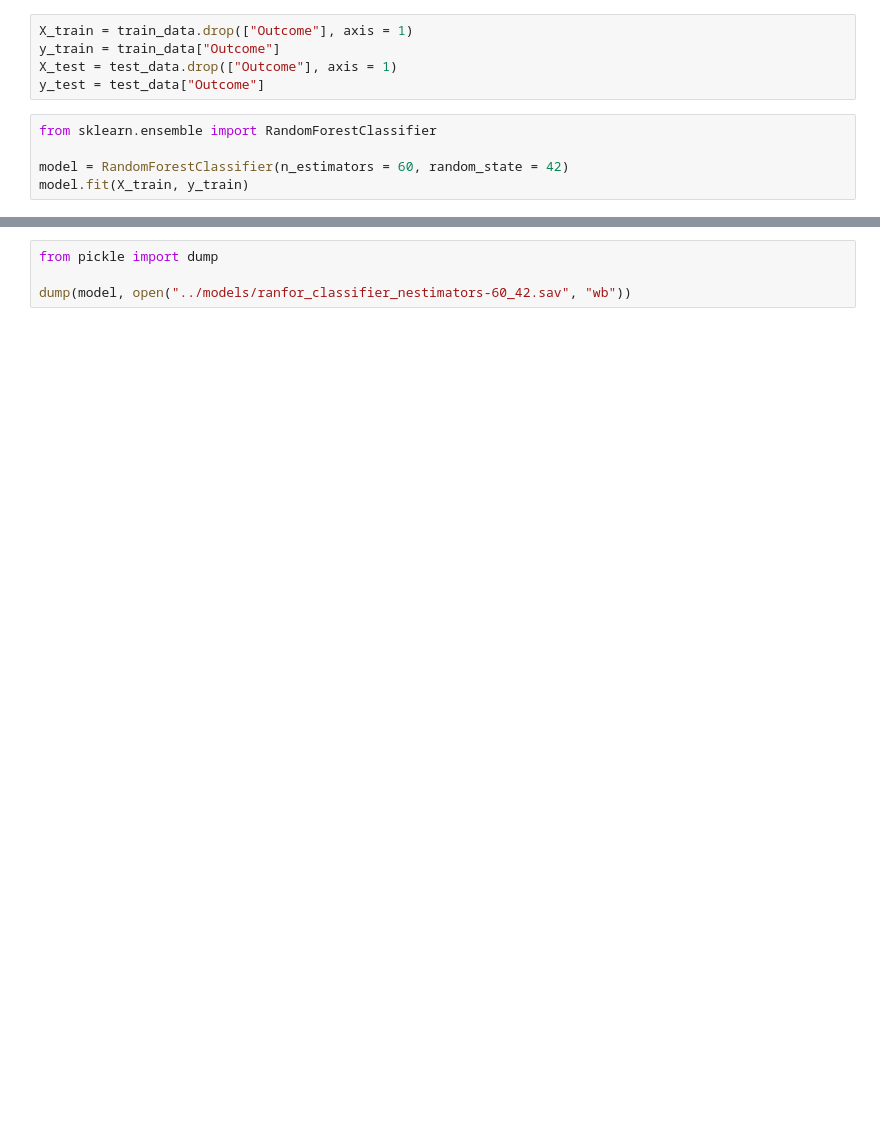
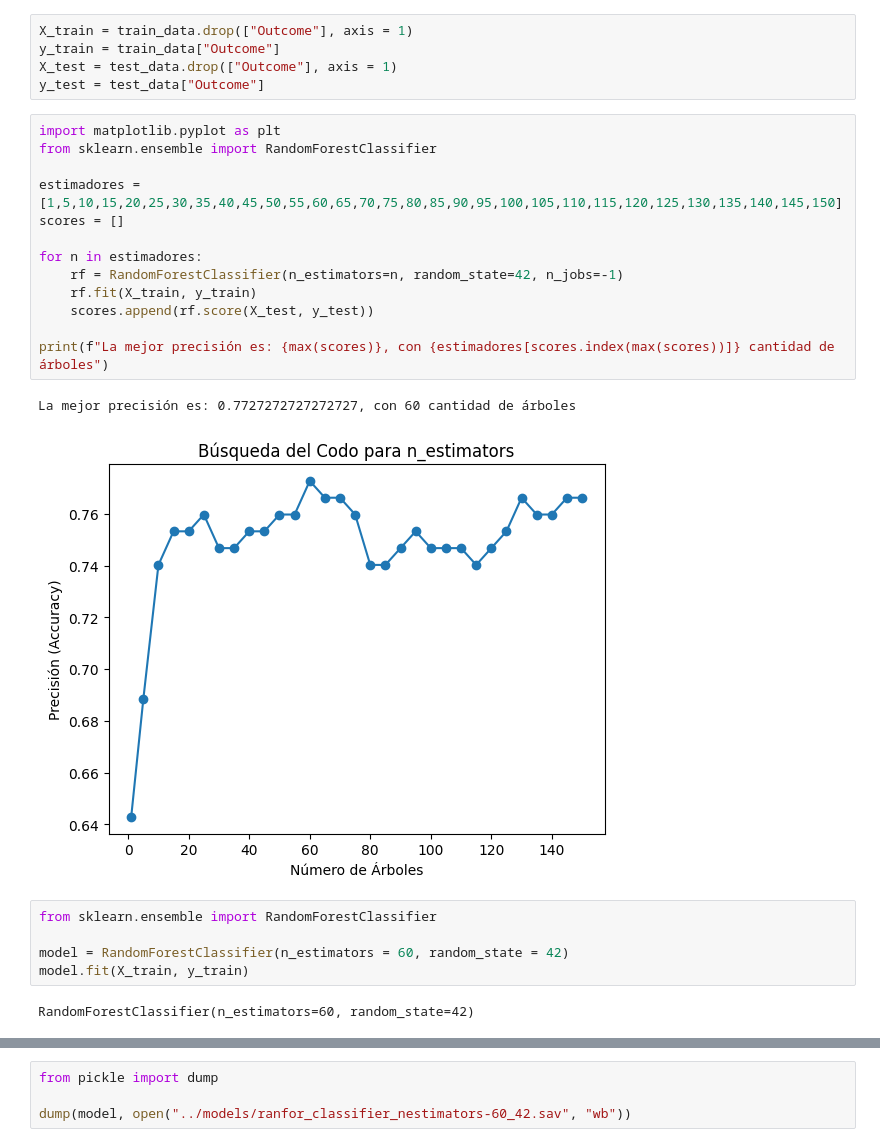
Before and after one commit to guill31295-pixel/Random-Forest., a Jupyter notebook: src/explore.ipynb, the cells around one changed output, grey strips where cells are left out. Drawn from its saved outputs; the diff is of its cells as text; blank space fills up the shorter version.

Commit message:
Proyecto Random Forest.

```diff
--- a/src/explore.ipynb
+++ b/src/explore.ipynb
@@ -30,11 +18,29 @@ X_train = train_data.drop(["Outcome"], axis = 1)
 y_train = train_data["Outcome"]
 X_test = test_data.drop(["Outcome"], axis = 1)
 y_test = test_data["Outcome"]
+# %%
+import matplotlib.pyplot as plt
+from sklearn.ensemble import RandomForestClassifier
+
+estimadores = [1,5,10,15,20,25,30,35,40,45,50,55,60,65,70,75,80,85,90,95,100,105,110,115,120,125,130,135,140,145,150]
+scores = []
+
+for n in estimadores:
+    rf = RandomForestClassifier(n_estimators=n, random_state=42, n_jobs=-1)
+    rf.fit(X_train, y_train)
+    scores.append(rf.score(X_test, y_test))
+
+print(f"La mejor precisión es: {max(scores)}, con {estimadores[scores.index(max(scores))]} cantidad de árboles")
+# %% [output]
+La mejor precisión es: 0.7727272727272727, con 60 cantidad de árboles
+[figure, added]
 # %%
 from sklearn.ensemble import RandomForestClassifier
 
 model = RandomForestClassifier(n_estimators = 60, random_state = 42)
 model.fit(X_train, y_train)
+# %% [output]
+RandomForestClassifier(n_estimators=60, random_state=42)
 # %%
 y_pred = model.predict(X_test)
 y_pred
```
Also changed, not shown: parts of 5 cells of this notebook, 1 other file.
